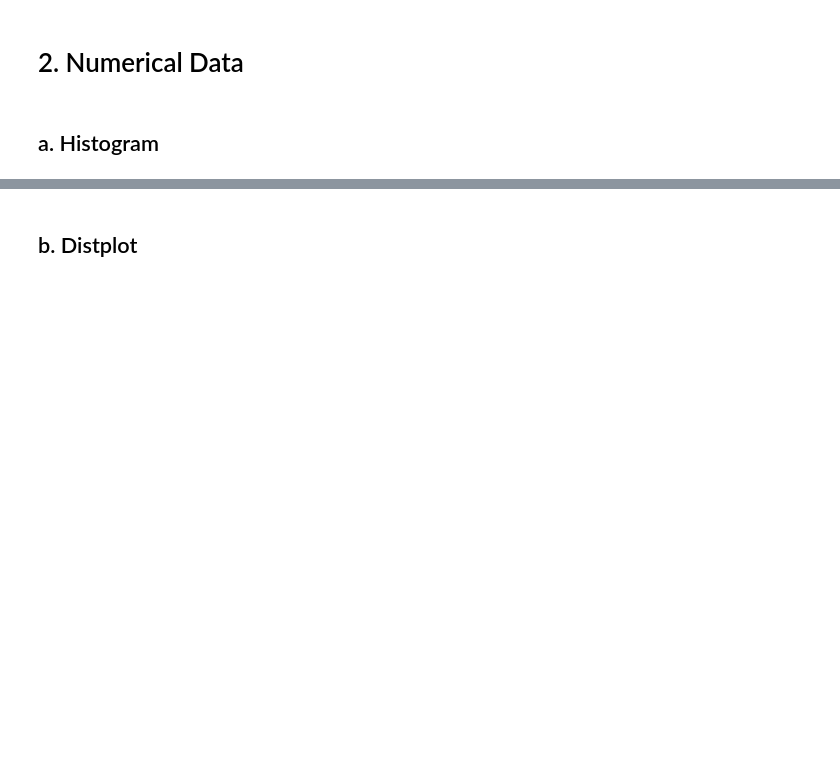
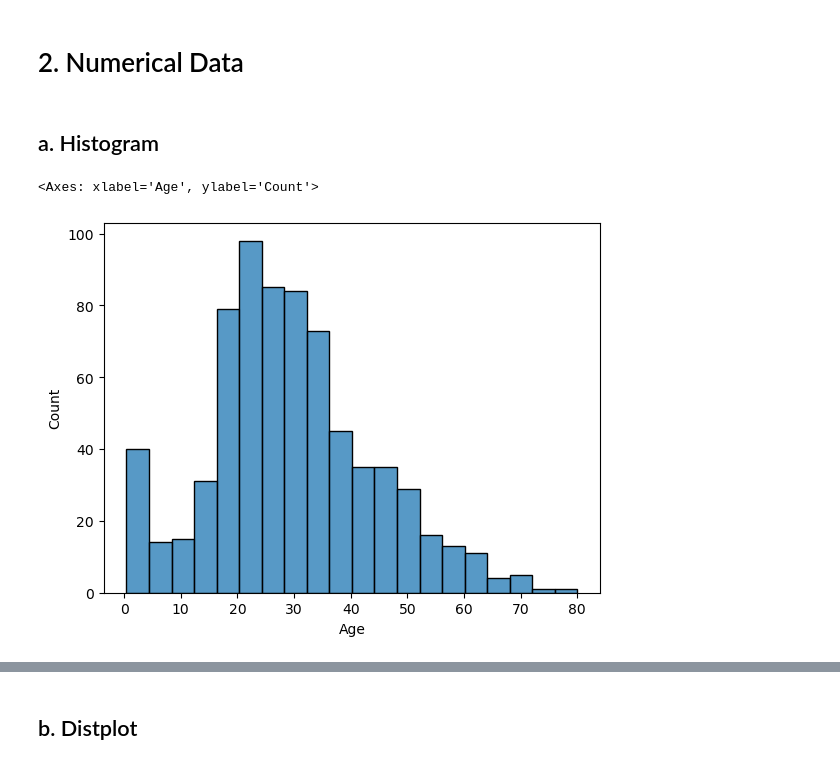
Before and after one commit to Foolmannn/ml-learnings, a Jupyter notebook: 4UnderstandingData/univariate_Analysis.ipynb, the cells around one changed output, grey strips where cells are left out. Cells and saved outputs as stored; diff of their text form; code cells hidden in the pictures; blank space fills up the shorter version.

```diff
--- a/4UnderstandingData/univariate_Analysis.ipynb
+++ b/4UnderstandingData/univariate_Analysis.ipynb
@@ -34,0 +47,5 @@ plt.hist(df['Age'],bins=5)
+# %%
+sns.histplot(df['Age'])
+# %% [output]
+<Axes: xlabel='Age', ylabel='Count'>
+[figure, added]
```
Also changed, not shown: parts of 20 cells of this notebook.
